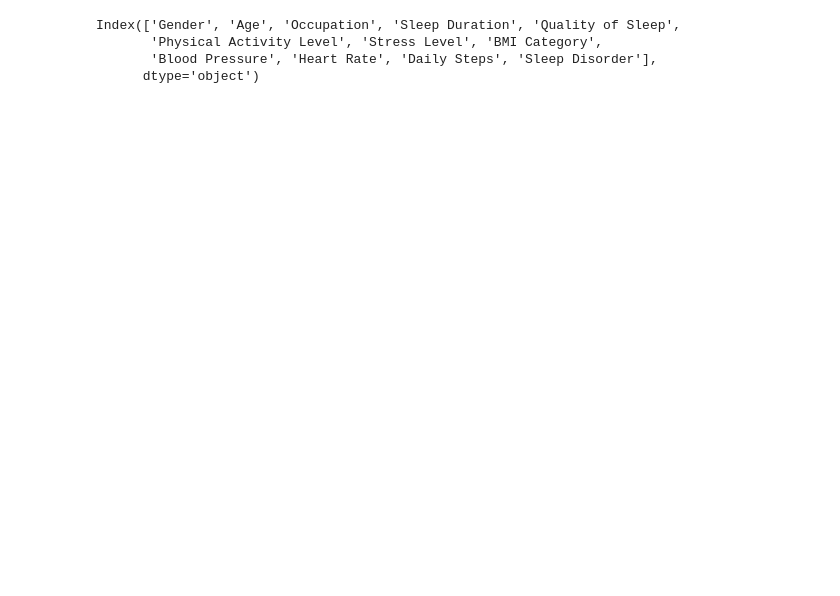
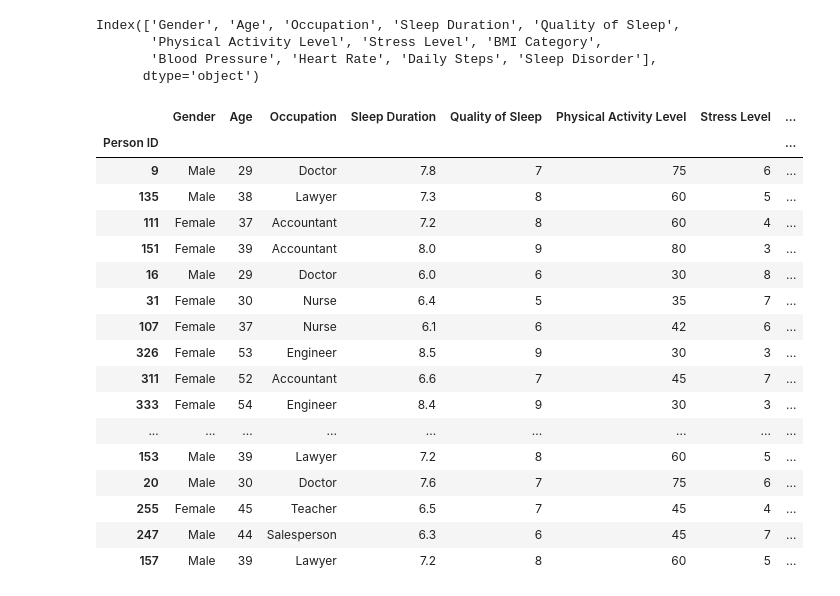
Before and after one commit to KALEOUUU/Junior-Data-Science-Competition, a Jupyter notebook: kerjain.ipynb, the cells around one changed output. Drawn from its saved outputs; the diff is of its cells as text; code cells hidden in the pictures; blank space fills up the shorter version.

```diff
--- a/kerjain.ipynb
+++ b/kerjain.ipynb
@@ -61,3 +61,24 @@ Index(['Gender', 'Age', 'Occupation', 'Sleep Duration', 'Quality of Sleep',
        'Physical Activity Level', 'Stress Level', 'BMI Category',
        'Blood Pressure', 'Heart Rate', 'Daily Steps', 'Sleep Disorder'],
       dtype='object')
+# %%
+data.sample(20)
+# %% [output]
+|  | Gender | Age | Occupation | Sleep Duration | Quality of Sleep | Physical Activity Level | Stress Level | ... |
+| Person ID |  |  |  |  |  |  |  | ... |
+| 9 | Male | 29 | Doctor | 7.8 | 7 | 75 | 6 | ... |
+| 135 | Male | 38 | Lawyer | 7.3 | 8 | 60 | 5 | ... |
+| 111 | Female | 37 | Accountant | 7.2 | 8 | 60 | 4 | ... |
+| 151 | Female | 39 | Accountant | 8.0 | 9 | 80 | 3 | ... |
+| 16 | Male | 29 | Doctor | 6.0 | 6 | 30 | 8 | ... |
+| 31 | Female | 30 | Nurse | 6.4 | 5 | 35 | 7 | ... |
+| 107 | Female | 37 | Nurse | 6.1 | 6 | 42 | 6 | ... |
+| 326 | Female | 53 | Engineer | 8.5 | 9 | 30 | 3 | ... |
+| 311 | Female | 52 | Accountant | 6.6 | 7 | 45 | 7 | ... |
+| 333 | Female | 54 | Engineer | 8.4 | 9 | 30 | 3 | ... |
+| ... | ... | ... | ... | ... | ... | ... | ... | ... |
+| 153 | Male | 39 | Lawyer | 7.2 | 8 | 60 | 5 | ... |
+| 20 | Male | 30 | Doctor | 7.6 | 7 | 75 | 6 | ... |
+| 255 | Female | 45 | Teacher | 6.5 | 7 | 45 | 4 | ... |
+| 247 | Male | 44 | Salesperson | 6.3 | 6 | 45 | 7 | ... |
+| 157 | Male | 39 | Lawyer | 7.2 | 8 | 60 | 5 | ... |
```
Also changed, not shown: parts of 4 cells of this notebook.
